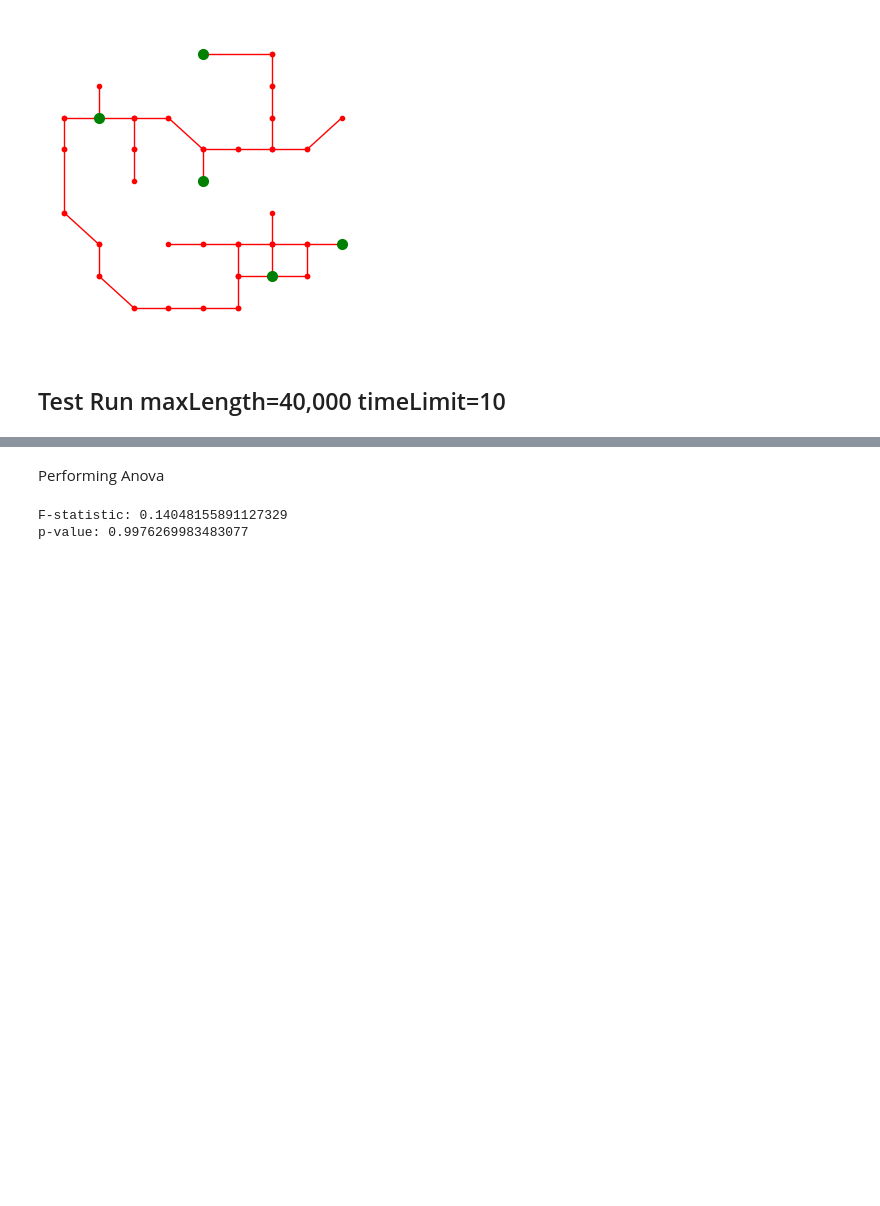
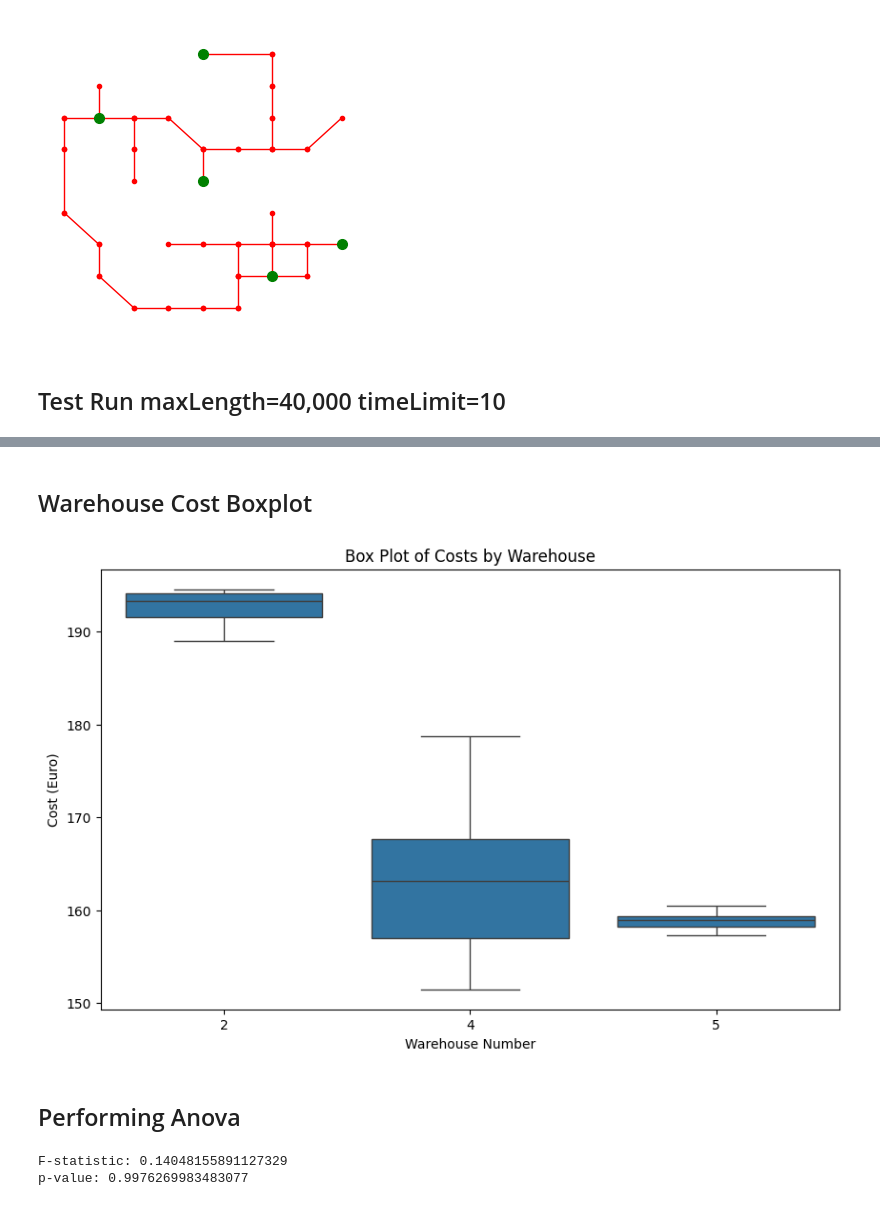
Before and after one commit to Somewhat-Coder/MSO, a Jupyter notebook: Simulation Step 8 Statistical Evaluation.ipynb, the cells around one changed output, grey strips where cells are left out. Saved outputs shown, nothing was run; the diff lists cells and outputs as text; code cells hidden in the pictures; blank space fills up the shorter version.

Commit message:
Added cost boxplots

```diff
--- a/Simulation Step 8 Statistical Evaluation.ipynb
+++ b/Simulation Step 8 Statistical Evaluation.ipynb
@@ -1969,14 +1969,14 @@ cost_df = pd.DataFrame([])
 cost_df = cost_df.T
 cost_df.reset_index(drop=True, inplace=True)
 
+cost_boxplot = {}
+warehouse = 1
 
 for W in Warehouses:
     plotMap(M, T=C, w=W, scale=True)
     Plan = planCPP(M, W, C, n=2,
                      maxLength=60000, timeLimit=10,
                      timing=True)
-
-
 
     if Plan is None:
         print("Simulation not possible")
@@ -1988,9 +1988,12 @@ for W in Warehouses:
 
         cost_df = pd.concat([cost_df, cost.T], ignore_index=True)
 
+        cost_boxplot[warehouse] = summary.iloc[7].to_list()
+
         print(summary)
         print(f"mean cost/day    {summary.at['cost', 'mean']:7.2f}€")
         print(f"mean cost/parcel {summary.at['cost per parcel', 'mean']:7.2f}€")
-        print(cost_df)
+
+    warehouse = warehouse + 1
 # %% [output]
 [figure]
@@ -2058,5 +2061,27 @@ parcels delivered                   11    13.25     15.5     15.0    16.75
+# %% [markdown]
+## Warehouse Cost Boxplot
+# %%
+import pandas as pd
+import seaborn as sns
+import matplotlib.pyplot as plt
+
+
+df = pd.DataFrame(cost_boxplot)
+
+df_long = df.melt(var_name='Warehouse', value_name='Cost')
+
+plt.figure(figsize=(10, 6))
+sns.boxplot(x='Warehouse', y='Cost', data=df_long)
+
+plt.xlabel('Warehouse Number')
+plt.ylabel('Cost (Euro)')
+plt.title('Box Plot of Costs by Warehouse')
+
+plt.show()
+# %% [output]
+[figure, added]
 # %% [markdown]
-Performing Anova
+## Performing Anova
 # %%
 import pandas as pd
 from scipy import stats
```
Also changed, not shown: parts of 11 cells of this notebook.
